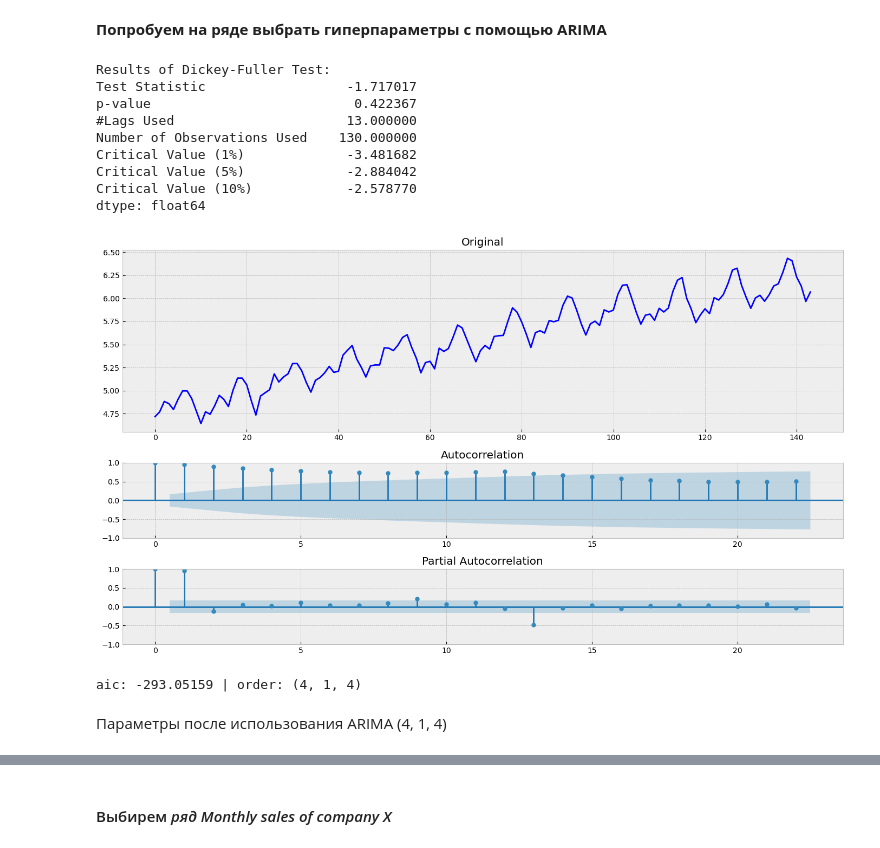
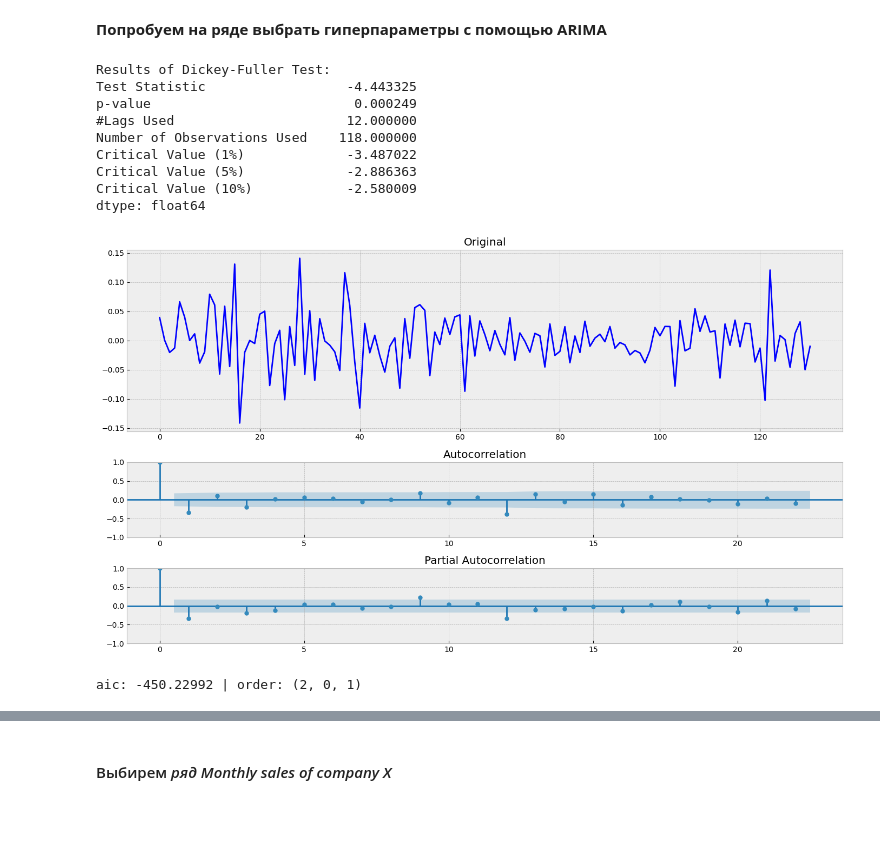
Before and after one commit to Suilex/Netology, a Jupyter notebook: Time series/Autoregressive models of conditional heteroscedasticity.ipynb, the cells around one changed output, grey strips where cells are left out. Saved outputs shown, nothing was run; the diff lists cells and outputs as text; code cells hidden in the pictures; blank space fills up the shorter version.

```diff
--- a/Time series/Autoregressive models of conditional heteroscedasticity.ipynb
+++ b/Time series/Autoregressive models of conditional heteroscedasticity.ipynb
@@ -152,18 +152,20 @@ Covariance estimator: robust
 # %%
 series = all_series['International airline passengers: monthly totals in thousands']
 series = boxcox(series, 0)
+series = series[1:] - series[:-1]
+series = series[12:] - series[:-12]
 tsplot(series)
 # %% [output]
 Results of Dickey-Fuller Test:
-Test Statistic                  -1.717017
-p-value                          0.422367
-#Lags Used                      13.000000
-Number of Observations Used    130.000000
-Critical Value (1%)             -3.481682
-Critical Value (5%)             -2.884042
-Critical Value (10%)            -2.578770
+Test Statistic                  -4.443325
+p-value                          0.000249
+#Lags Used                      12.000000
+Number of Observations Used    118.000000
+Critical Value (1%)             -3.487022
+Critical Value (5%)             -2.886363
+Critical Value (10%)            -2.580009
 dtype: float64
-[figure, old version]
+[figure, new version]
 # %%
 def _get_best_model(TS):
     best_aic = np.inf
@@ -186,6 +188,4 @@ def _get_best_model(TS):
 
 aic, order, mdl = _get_best_model(series)
 # %% [output]
-aic: -293.05159 | order: (4, 1, 4)
+aic: -450.22992 | order: (2, 0, 1)
-# %% [markdown]
-Параметры после использования ARIMA (4, 1, 4)
```
Also changed, not shown: parts of 10 cells of this notebook.
